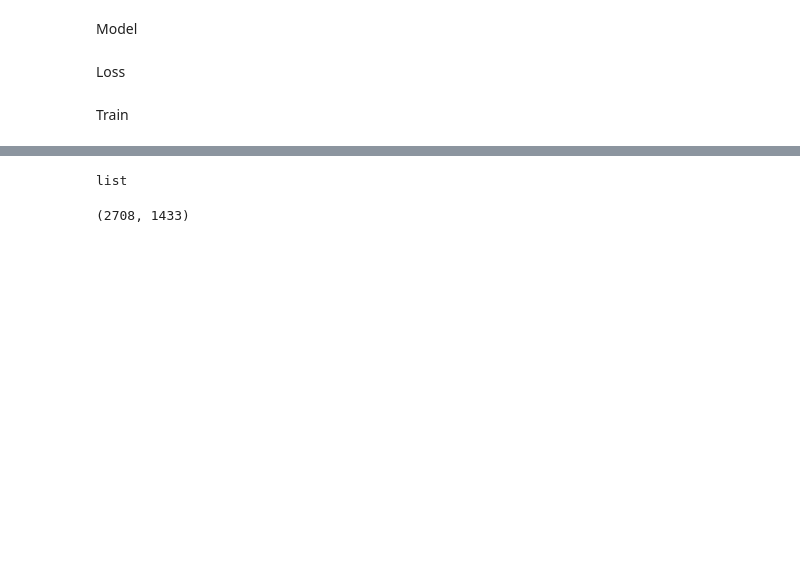
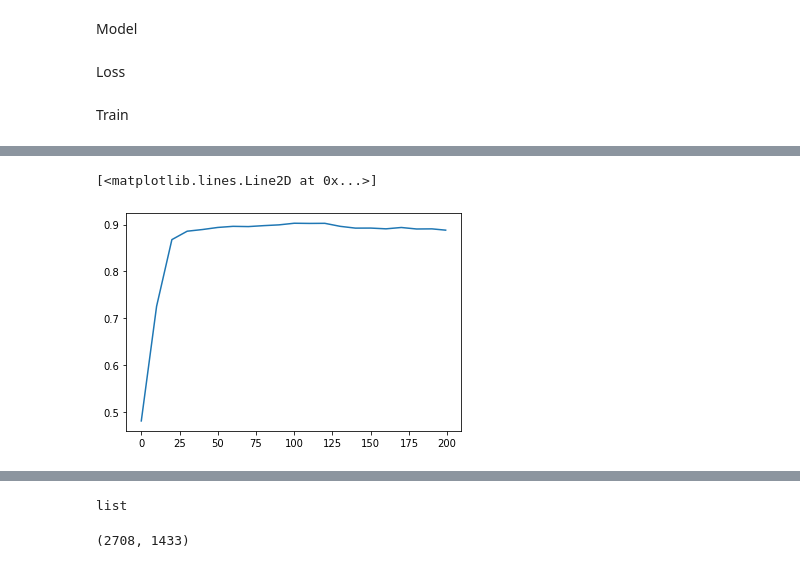
Before and after one commit to Nishant-Ramakuru/Inference-based-GNNS, a Jupyter notebook: JAX_GNN.ipynb, the cells around one changed output, grey strips where cells are left out. Drawn from its saved outputs; the diff is of its cells as text; code cells hidden in the pictures; blank space fills up the shorter version.

```diff
--- a/JAX_GNN.ipynb
+++ b/JAX_GNN.ipynb
@@ -478,0 +519,5 @@ KeyboardInterrupt: ignored
+# %%
+plt.plot(metrics['epoch'],metrics['val_roc_auc'])
+# %% [output]
+[<matplotlib.lines.Line2D at 0x...>]
+[figure, added]
```
Also changed, not shown: parts of 9 cells of this notebook.
